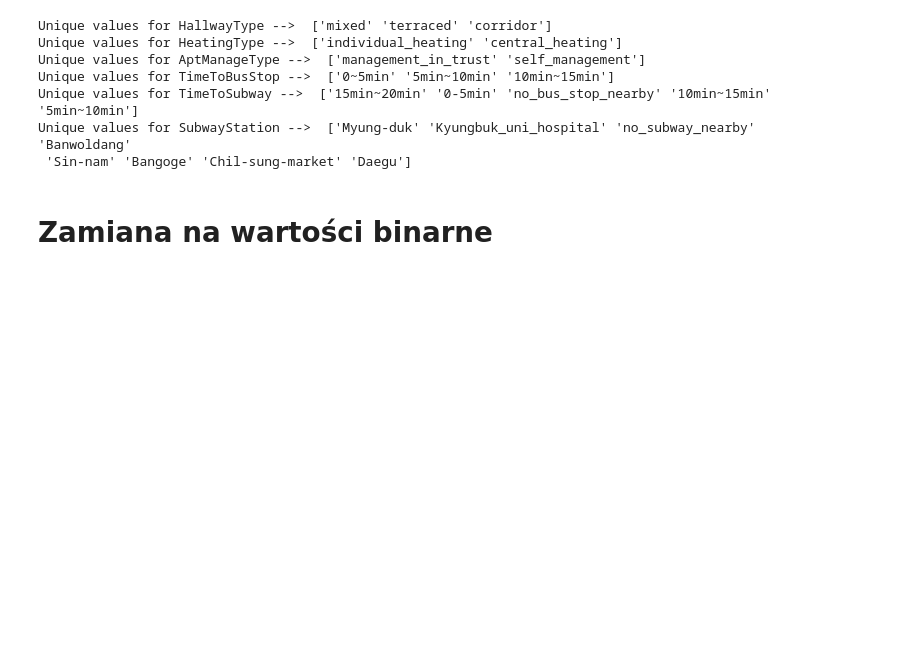
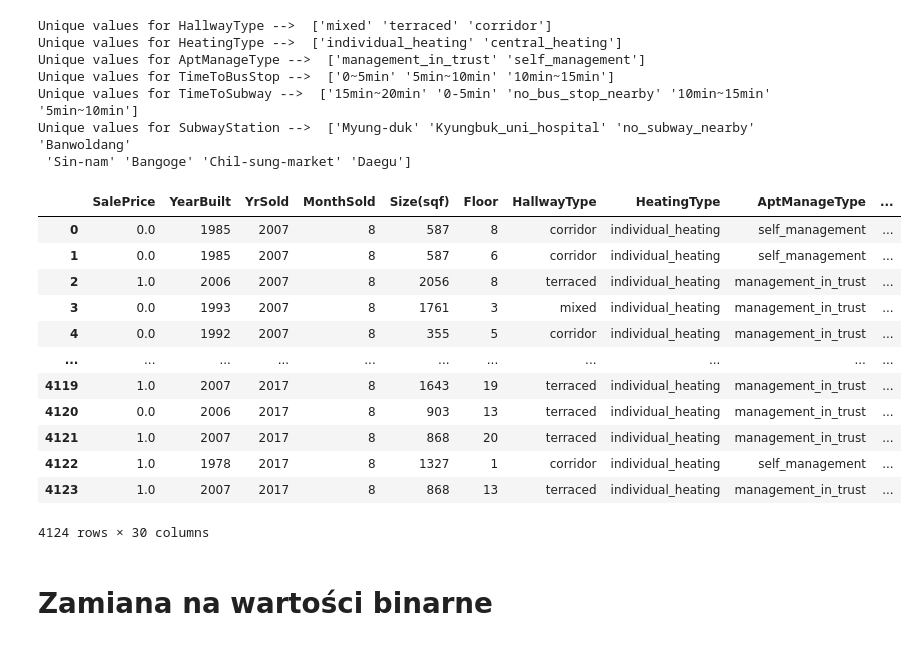
Before and after one commit to Ascisel/Apartment-price-binary-classifier, a Jupyter notebook: classfier.ipynb, the cells around one changed output. Drawn from its saved outputs; the diff is of its cells as text; code cells hidden in the pictures; blank space fills up the shorter version.

```diff
--- a/classfier.ipynb
+++ b/classfier.ipynb
@@ -48,6 +60,22 @@ Unique values for SubwayStation -->  ['Myung-duk' 'Kyungbuk_uni_hospital' 'no_su
  'Sin-nam' 'Bangoge' 'Chil-sung-market' 'Daegu']
 # %%
 df_train.SalePrice = (df_train.SalePrice > 300_000).astype(float)
+# %%
+df_train
+# %% [output]
+|  | SalePrice | YearBuilt | YrSold | MonthSold | Size(sqf) | Floor | HallwayType | HeatingType | AptManageType | ... |
+| 0 | 0.0 | 1985 | 2007 | 8 | 587 | 8 | corridor | individual_heating | self_management | ... |
+| 1 | 0.0 | 1985 | 2007 | 8 | 587 | 6 | corridor | individual_heating | self_management | ... |
+| 2 | 1.0 | 2006 | 2007 | 8 | 2056 | 8 | terraced | individual_heating | management_in_trust | ... |
+| 3 | 0.0 | 1993 | 2007 | 8 | 1761 | 3 | mixed | individual_heating | management_in_trust | ... |
+| 4 | 0.0 | 1992 | 2007 | 8 | 355 | 5 | corridor | individual_heating | management_in_trust | ... |
+| ... | ... | ... | ... | ... | ... | ... | ... | ... | ... | ... |
+| 4119 | 1.0 | 2007 | 2017 | 8 | 1643 | 19 | terraced | individual_heating | management_in_trust | ... |
+| 4120 | 0.0 | 2006 | 2017 | 8 | 903 | 13 | terraced | individual_heating | management_in_trust | ... |
+| 4121 | 1.0 | 2007 | 2017 | 8 | 868 | 20 | terraced | individual_heating | management_in_trust | ... |
+| 4122 | 1.0 | 1978 | 2017 | 8 | 1327 | 1 | corridor | individual_heating | self_management | ... |
+| 4123 | 1.0 | 2007 | 2017 | 8 | 868 | 13 | terraced | individual_heating | management_in_trust | ... |
+4124 rows × 30 columns
 # %% [markdown]
 # Zamiana na wartości binarne
 # %%
```
Also changed, not shown: parts of 11 cells of this notebook, 10 other files.
